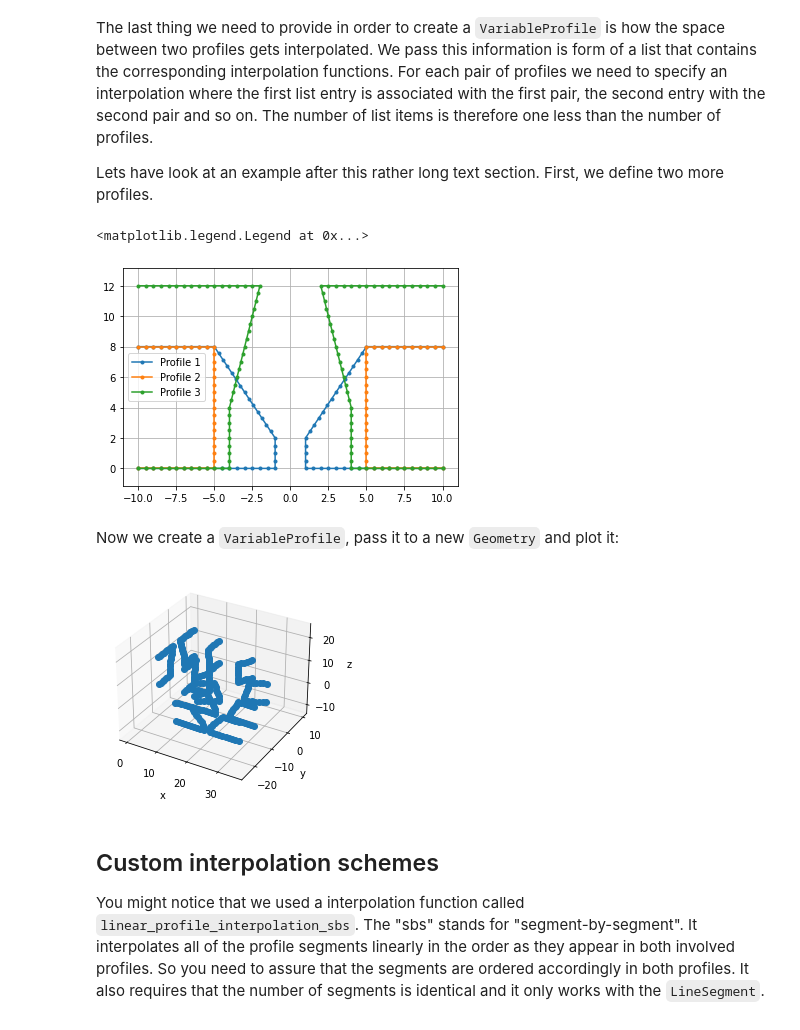
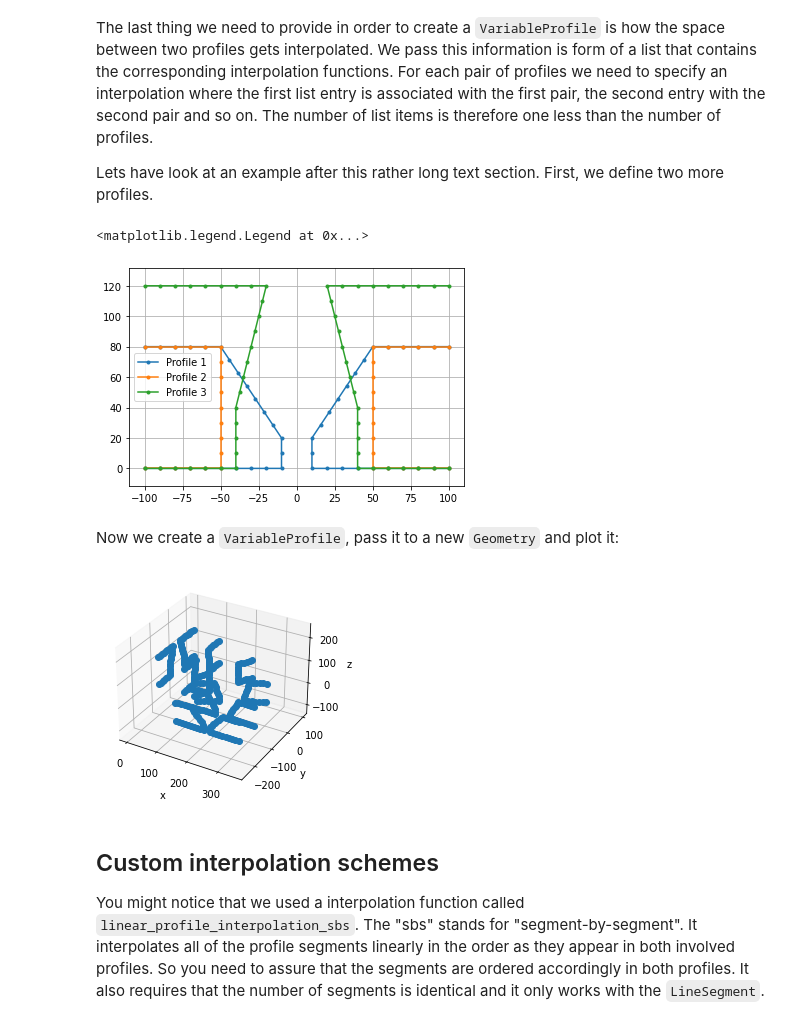
Before and after one commit to BAMWelDX/weldx, a Jupyter notebook: tutorials/geometry_02_geometry.ipynb, the cells around one changed output. Cells and saved outputs as stored; diff of their text form; code cells hidden in the pictures.

```diff
--- a/tutorials/geometry_02_geometry.ipynb
+++ b/tutorials/geometry_02_geometry.ipynb
@@ -103,8 +106,8 @@ the extrusion path as second one.
 Since we already have created a `Trace` all that is missing is a `Profile`.
 So let's create one:
 # %%
-shape_right = Shape().add_line_segments([[10, 8], [5, 8], [1, 2], [1, 0], [10, 0]])
+shape_right = Shape().add_line_segments(Q_([[10, 8], [5, 8], [1, 2], [1, 0], [10, 0]], "cm"))
 shape_left = shape_right.reflect_across_line([0, 0], [0, 1])
 profile = Profile([shape_left, shape_right])
-profile.plot()
+profile.plot(raster_width=Q_(1, "cm"))
 # %% [output]
@@ -149,22 +153,22 @@ The number of list items is therefore one less than the number of profiles.
 
 Lets have look at an example after this rather long text section. First, we define two more profiles.
 # %%
-shape_right_2 = Shape().add_line_segments([[10, 8], [5, 8], [5, 2], [5, 0], [10, 0]])
+shape_right_2 = Shape().add_line_segments(Q_([[10, 8], [5, 8], [5, 2], [5, 0], [10, 0]], "cm"))
 shape_left_2 = shape_right_2.reflect_across_line([0, 0], [0, 1])
 profile_2 = Profile([shape_left_2, shape_right_2])
 
-shape_right_3 = Shape().add_line_segments([[10, 12], [2, 12], [4, 4], [4, 0], [10, 0]])
+shape_right_3 = Shape().add_line_segments(Q_([[10, 12], [2, 12], [4, 4], [4, 0], [10, 0]], "cm"))
 shape_left_3 = shape_right_3.reflect_across_line([0, 0], [0, 1])
 profile_3 = Profile([shape_left_3, shape_right_3])
 
 
-profile.plot(label="Profile 1")
-profile_2.plot(label="Profile 2", ax=plt.gca())
-profile_3.plot(label="Profile 3", ax=plt.gca())
+profile.plot(raster_width=Q_(1, "cm"), label="Profile 1")
+profile_2.plot(raster_width=Q_(1, "cm"), label="Profile 2", ax=plt.gca())
+profile_3.plot(raster_width=Q_(1, "cm"), label="Profile 3", ax=plt.gca())
 plt.gca().legend()
 # %% [output]
 <matplotlib.legend.Legend at 0x...>
-[figure, old version]
+[figure, new version]
 # %% [markdown]
 Now we create a `VariableProfile`, pass it to a new `Geometry` and plot it:
 # %%
@@ -174,9 +178,10 @@ v_profile = VariableProfile([profile_3, profile_2, profile],
                             )
 
 geometry_vp = Geometry(profile=v_profile,trace=trace)
-geometry_vp.plot(profile_raster_width=1, trace_raster_width=8)
+geometry_vp.plot(profile_raster_width=Q_(1, "cm"),
+                 trace_raster_width=Q_(8, "cm"))
 # %% [output]
-[figure, old version]
+[figure, new version]
 # %% [markdown]
 ## Custom interpolation schemes
 
```
Also changed, not shown: parts of 8 cells of this notebook, 2 other files.
